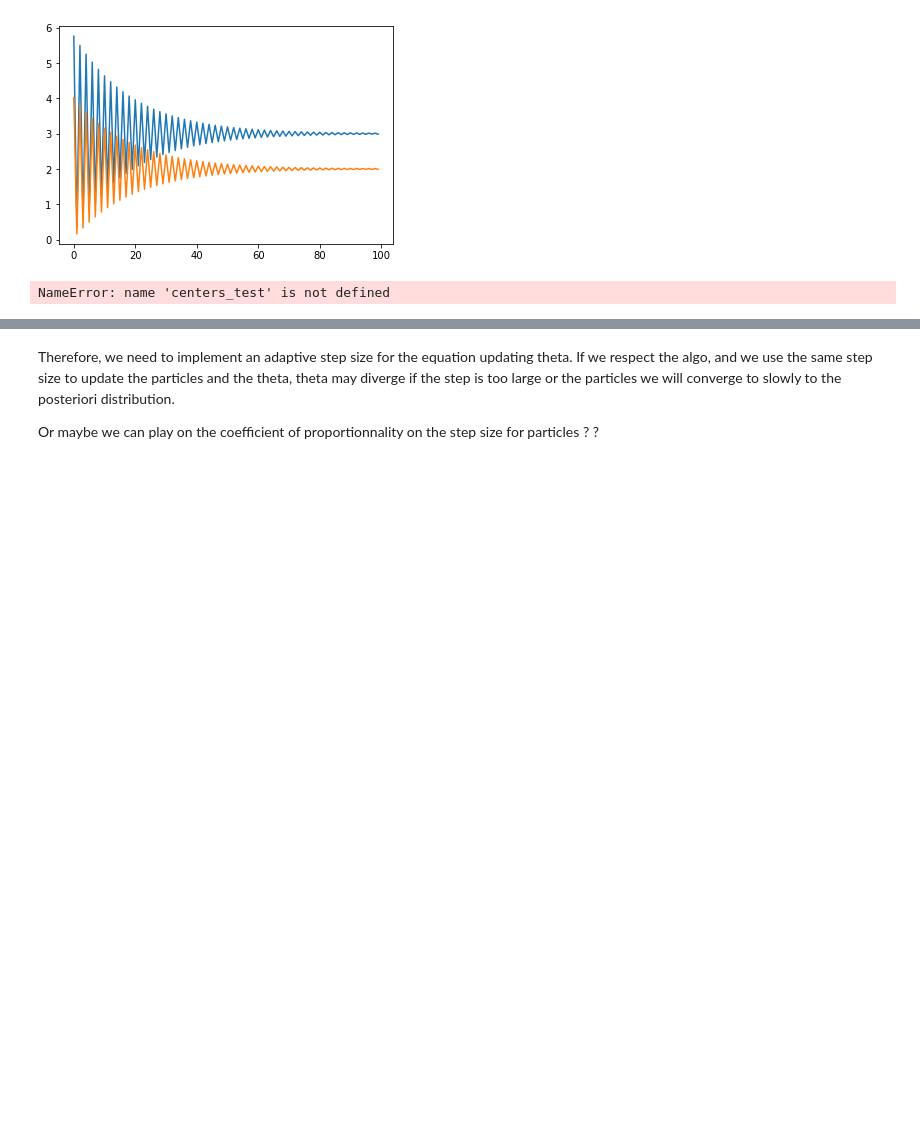
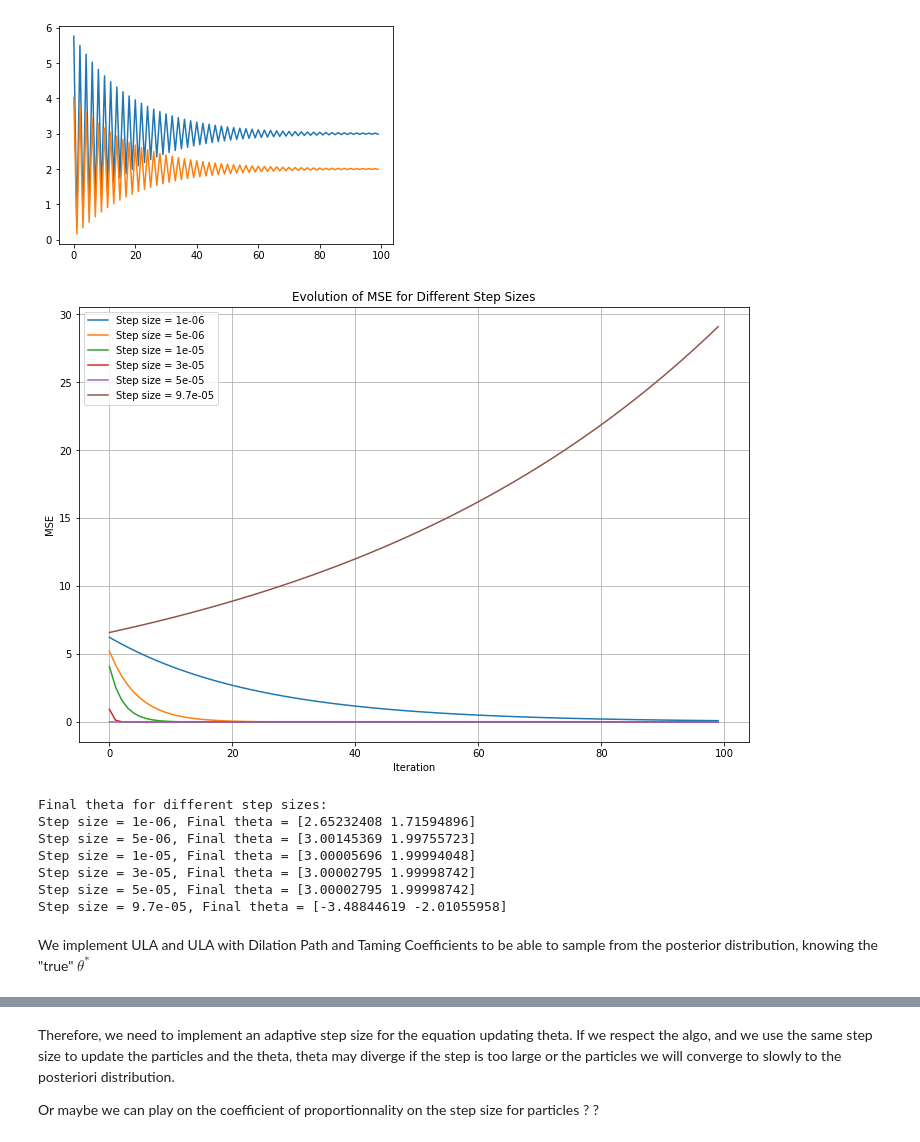
Before and after one commit to PyTomSss/Research_Project-Imperial_College, a Jupyter notebook: Interacting Particles - MMLE/Interacting Particles MMLE - V1 dx = 2.ipynb, the cells around one changed output, grey strips where cells are left out. Cells and saved outputs as stored; diff of their text form; code cells hidden in the pictures; blank space fills up the shorter version.

```diff
--- a/Interacting Particles MMLE copy.ipynb
+++ b/Interacting Particles - MMLE/Interacting Particles MMLE - V1 dx = 2.ipynb
@@ -272,6 +191,0 @@ plt.show()
-# %%
-theta_list = np.zeros((100, 2))
-
-for i in tqdm(range(100)):
-
-    theta_list[i] = PGD(800, 3500, 0.00003, centers_prior, covariances_prior, weights_prior, np.array([0, 0]), 0.1, y_obs, plot = False, plot_true_theta=np.array([0, 0]))[-1]
@@ -384,38 +262,47 @@ theta_t - true_theta
 array([-0.01441435, -0.00946312])
 [figure]
 # %%
-sample_post = sample_prior(1000, centers_test, covariances_test, weights_test)
+sample_post = sample_prior(1000, centers_post, covariances_post, weights_post)
 
 theta_t = np.array([0, 0])
-step_sizes = [0.000001, 0.000005, 0.00001, 0.00003, 0.00005, 0.000072]
+step_sizes = [0.000001, 0.000005, 0.00001, 0.00003, 0.00005, 0.000097]
 n_iterations = 100
 
 plt.figure(figsize=(12, 8))
 
 for step in step_sizes:
     theta_t = np.array([0.0, 0.0], dtype=np.float64)
     mse_traj = np.zeros(n_iterations)
 
     for i in range(n_iterations):
         grad = grad_theta_GM(sample_post, theta_t, y_obs, 0.1)
         theta_t -= step * np.sum(grad / 1000, axis=0)
         mse_traj[i] = np.mean((theta_t - true_theta) ** 2)
 
     plt.plot(np.arange(n_iterations), mse_traj, label=f'Step size = {step}')
 
 plt.xlabel('Iteration')
 plt.ylabel('MSE')
 plt.title('Evolution of MSE for Different Step Sizes')
 plt.legend()
 plt.grid(True)
 plt.show()
 
 print("Final theta for different step sizes:")
 for step in step_sizes:
     theta_t = np.array([0.0, 0.0], dtype=np.float64)
     for i in range(n_iterations):
         grad = grad_theta_GM(sample_post, theta_t, y_obs, 0.1)
         theta_t -= step * np.sum(grad / 1000, axis=0)
     print(f'Step size = {step}, Final theta = {theta_t}')
 # %% [output]
+[figure, added]
-NameError: name 'centers_test' is not defined
+Final theta for different step sizes:
+Step size = 1e-06, Final theta = [2.65232408 1.71594896]
+Step size = 5e-06, Final theta = [3.00145369 1.99755723]
+Step size = 1e-05, Final theta = [3.00005696 1.99994048]
+Step size = 3e-05, Final theta = [3.00002795 1.99998742]
+Step size = 5e-05, Final theta = [3.00002795 1.99998742]
+Step size = 9.7e-05, Final theta = [-3.48844619 -2.01055958]
+# %% [markdown]
+We implement ULA and ULA with Dilation Path and Taming Coefficients to be able to sample from the posterior distribution, knowing the "true" $\theta^*$
```
Also changed, not shown: parts of 33 cells of this notebook, 5 other files.
